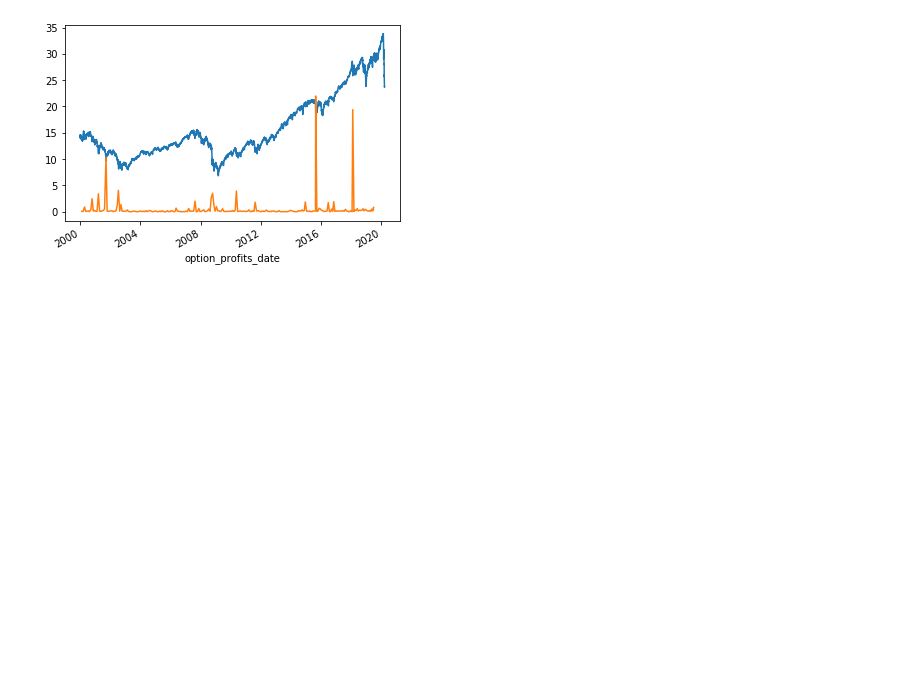
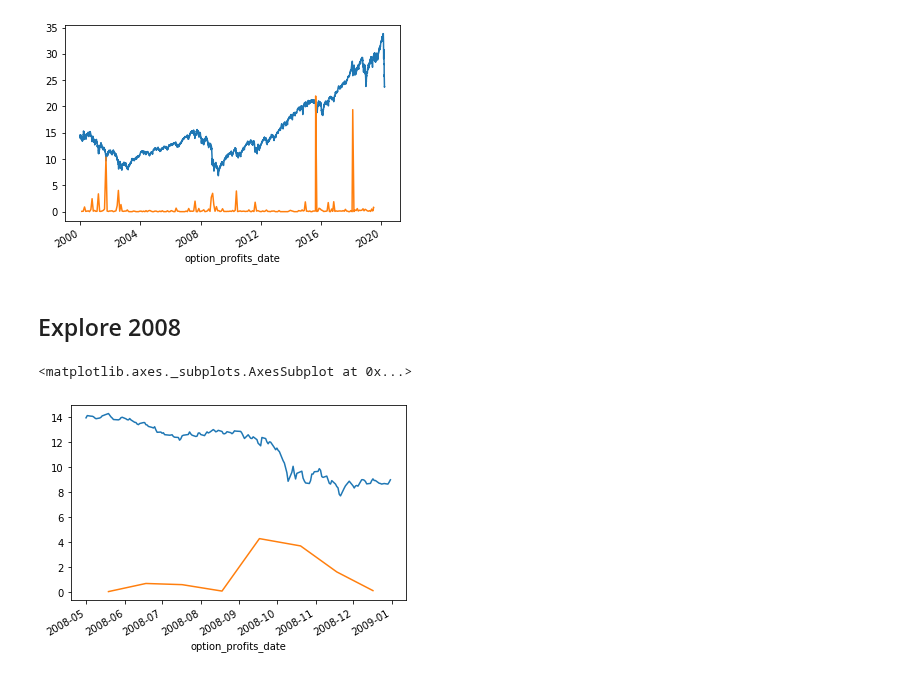
Before and after one commit to stopachka/gamma, a Jupyter notebook: 01_puts_strategy.ipynb, the cells around one changed output. Saved outputs shown, nothing was run; the diff lists cells and outputs as text; code cells hidden in the pictures; blank space fills up the shorter version.

```diff
--- a/01_puts_strategy.ipynb
+++ b/01_puts_strategy.ipynb
@@ -249,3 +249,15 @@ otm_range=(0.1, 0.2), maturity_range=(50, 75)
 [figure]
 otm_range=(0.1, 0.3), maturity_range=(50, 75)
 [figure]
+# %% [markdown]
+## Explore 2008
+# %%
+start_date = datetime(2008, 5, 1)
+end_date = datetime(2009, 1, 1)
+(rows, profits) = d1
+
+(STOCK_PRICES[STOCK_PRICES_AVG_COL][start_date:end_date] / 100).plot()
+profits[profits[OPTION_PROFITS_DATE].between(start_date, end_date)][OPTION_PROFITS_GROWTH].plot()
+# %% [output]
+<matplotlib.axes._subplots.AxesSubplot at 0x...>
+[figure, added]
```
Also changed, not shown: parts of 3 cells of this notebook.
